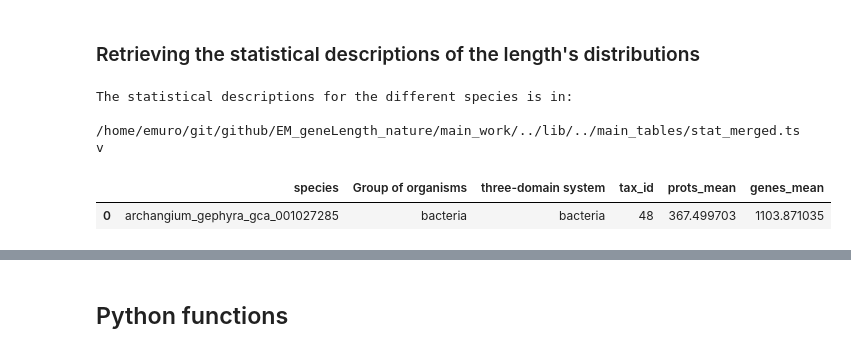
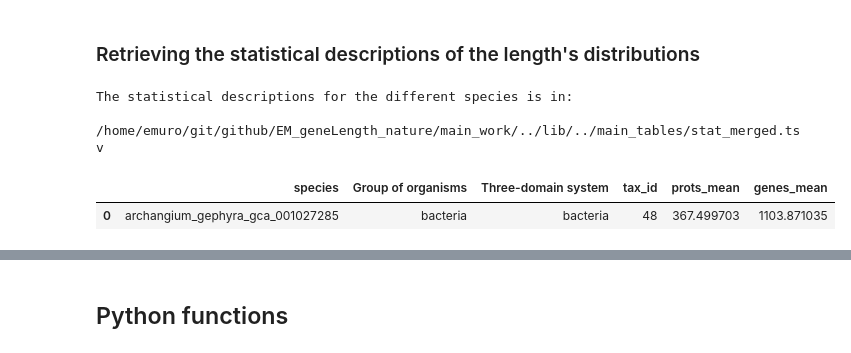
Before and after one commit to emuro/EM_probando, a Jupyter notebook: main_work/rho_nCDS_within_protCodGenes_lengths.ipynb, the cells around one changed output, grey strips where cells are left out. Drawn from its saved outputs; the diff is of its cells as text; code cells hidden in the pictures.

```diff
--- a/main_work/rho_nCDS_within_protCodGenes_lengths.ipynb
+++ b/main_work/rho_nCDS_within_protCodGenes_lengths.ipynb
@@ -29,26 +29,26 @@ BOOL_ALSO_THREE_DOMAIN_SYSTEM = 1
 # %%
 # select the distributions for different species
 if (BOOL_QUALITY == "MERGED") or (BOOL_QUALITY == "ONLY_HIGH_QUALITY_GENOMES"):
     stat_file = c.STAT_MERGED_FILE
 print("The statistical descriptions for the different species is in:\n", stat_file, "\n")
 
 # retrieve data and diminish the number of columns
 merged = pd.read_csv(stat_file, low_memory=False, sep="\t")
 merged = merged[["genes_species", "merged_division_superregnum", "prots_superregnum", "tax_id", "prots_mean", "genes_mean"]]
 merged.rename(columns = {"genes_species": 'species',
                          "merged_division_superregnum": 'Group of organisms',
-                         "prots_superregnum": "three-domain system"}, inplace = True)
+                         "prots_superregnum": "Three-domain system"}, inplace = True)
 
 # visualize data
 if 1:
     pd.set_option('display.max_columns', None)
     display(merged.head(1))
     print(merged.shape)
     print('\n', merged["Group of organisms"].value_counts(), sep="")
 # %% [output]
 The statistical descriptions for the different species is in:
  /home/emuro/git/github/EM_geneLength_nature/main_work/../lib/../main_tables/stat_merged.tsv
-|  | species | Group of organisms | three-domain system | tax_id | prots_mean | genes_mean |
+|  | species | Group of organisms | Three-domain system | tax_id | prots_mean | genes_mean |
 | 0 | archangium_gephyra_gca_001027285 | bacteria | bacteria | 48 | 367.499703 | 1103.871035 |
 (6519, 6)
 
```
Also changed, not shown: parts of 7 cells of this notebook, 11 other files.
